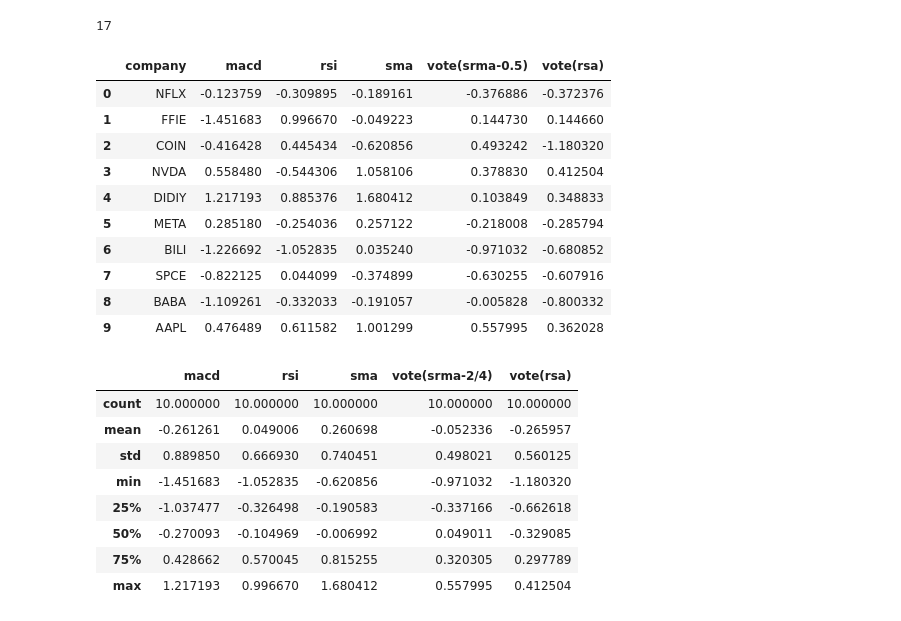
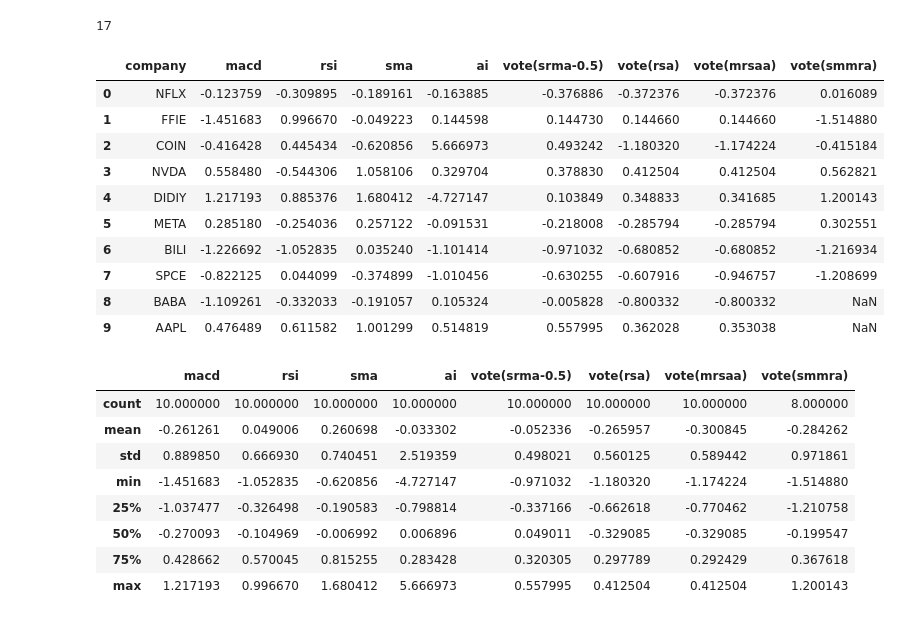
Before and after one commit to Lezcool/QT, a Jupyter notebook: code/debug.ipynb, the cells around one changed output. Drawn from its saved outputs; the diff is of its cells as text; code cells hidden in the pictures.

```diff
--- a/code/debug.ipynb
+++ b/code/debug.ipynb
@@ -674,41 +674,44 @@ macd_df = pd.read_csv('/zhome/dc/1/174181/docs/QT/results/macd_results.csv')
 rsi_df = pd.read_csv('/zhome/dc/1/174181/docs/QT/results/rsi_results.csv')
 sma_df = pd.read_csv('/zhome/dc/1/174181/docs/QT/results/sma_results.csv')
 vote_df = pd.read_csv('/zhome/dc/1/174181/docs/QT/results/vote0.5_results.csv')
+ai_df = pd.read_csv('/zhome/dc/1/174181/docs/QT/results/ai_results.csv')
 # vote2_df = pd.read_csv('/zhome/dc/1/174181/docs/QT/results/vote(srm)/vote_results.csv') #'vote(srm-2/3)' same as macd
 vote_rsa = pd.read_csv('/zhome/dc/1/174181/docs/QT/results/vote(rsa)/vote_results.csv')
+vote_mrsaa = pd.read_csv('/zhome/dc/1/174181/docs/QT/results/vote(mrsaa)/vote_results.csv')
+vote_smmra = pd.read_csv('/zhome/dc/1/174181/docs/QT/results/vote(smmra)/vote_results.csv')
 # %%
-name_list = ['macd', 'rsi', 'sma', 'vote(srma-0.5)', 'vote(rsa)']
+name_list = ['macd', 'rsi', 'sma', 'ai','vote(srma-0.5)', 'vote(rsa)','vote(mrsaa)','vote(smmra)']
 result_df = pd.DataFrame()
-for idx,df in enumerate([macd_df, rsi_df, sma_df, vote_df,vote_rsa]):
+for idx,df in enumerate([macd_df, rsi_df, sma_df,ai_df, vote_df,vote_rsa,vote_mrsaa,vote_smmra]):
     if idx == 0:
         tmp = df[['company', 'sharp_ratio']]
         tmp.columns = ['company', name_list[idx]]
     else:
         tmp = df[['sharp_ratio']]
         tmp.columns = [name_list[idx]]
     result_df = pd.concat([result_df, tmp], axis=1)
 display(result_df)
 # %% [output]
-|  | company | macd | rsi | sma | vote(srma-0.5) | vote(rsa) |
-| 0 | NFLX | -0.123759 | -0.309895 | -0.189161 | -0.376886 | -0.372376 |
-| 1 | FFIE | -1.451683 | 0.996670 | -0.049223 | 0.144730 | 0.144660 |
-| 2 | COIN | -0.416428 | 0.445434 | -0.620856 | 0.493242 | -1.180320 |
-| 3 | NVDA | 0.558480 | -0.544306 | 1.058106 | 0.378830 | 0.412504 |
-| 4 | DIDIY | 1.217193 | 0.885376 | 1.680412 | 0.103849 | 0.348833 |
-| 5 | META | 0.285180 | -0.254036 | 0.257122 | -0.218008 | -0.285794 |
-| 6 | BILI | -1.226692 | -1.052835 | 0.035240 | -0.971032 | -0.680852 |
-| 7 | SPCE | -0.822125 | 0.044099 | -0.374899 | -0.630255 | -0.607916 |
-| 8 | BABA | -1.109261 | -0.332033 | -0.191057 | -0.005828 | -0.800332 |
-| 9 | AAPL | 0.476489 | 0.611582 | 1.001299 | 0.557995 | 0.362028 |
+|  | company | macd | rsi | sma | ai | vote(srma-0.5) | vote(rsa) | vote(mrsaa) | vote(smmra) |
+| 0 | NFLX | -0.123759 | -0.309895 | -0.189161 | -0.163885 | -0.376886 | -0.372376 | -0.372376 | 0.016089 |
+| 1 | FFIE | -1.451683 | 0.996670 | -0.049223 | 0.144598 | 0.144730 | 0.144660 | 0.144660 | -1.514880 |
+| 2 | COIN | -0.416428 | 0.445434 | -0.620856 | 5.666973 | 0.493242 | -1.180320 | -1.174224 | -0.415184 |
+| 3 | NVDA | 0.558480 | -0.544306 | 1.058106 | 0.329704 | 0.378830 | 0.412504 | 0.412504 | 0.562821 |
+| 4 | DIDIY | 1.217193 | 0.885376 | 1.680412 | -4.727147 | 0.103849 | 0.348833 | 0.341685 | 1.200143 |
+| 5 | META | 0.285180 | -0.254036 | 0.257122 | -0.091531 | -0.218008 | -0.285794 | -0.285794 | 0.302551 |
+| 6 | BILI | -1.226692 | -1.052835 | 0.035240 | -1.101414 | -0.971032 | -0.680852 | -0.680852 | -1.216934 |
+| 7 | SPCE | -0.822125 | 0.044099 | -0.374899 | -1.010456 | -0.630255 | -0.607916 | -0.946757 | -1.208699 |
+| 8 | BABA | -1.109261 | -0.332033 | -0.191057 | 0.105324 | -0.005828 | -0.800332 | -0.800332 | NaN |
+| 9 | AAPL | 0.476489 | 0.611582 | 1.001299 | 0.514819 | 0.557995 | 0.362028 | 0.353038 | NaN |
 # %%
 result_df.describe()
 # %% [output]
-|  | macd | rsi | sma | vote(srma-2/4) | vote(rsa) |
-| count | 10.000000 | 10.000000 | 10.000000 | 10.000000 | 10.000000 |
-| mean | -0.261261 | 0.049006 | 0.260698 | -0.052336 | -0.265957 |
-| std | 0.889850 | 0.666930 | 0.740451 | 0.498021 | 0.560125 |
-| min | -1.451683 | -1.052835 | -0.620856 | -0.971032 | -1.180320 |
-| 25% | -1.037477 | -0.326498 | -0.190583 | -0.337166 | -0.662618 |
-| 50% | -0.270093 | -0.104969 | -0.006992 | 0.049011 | -0.329085 |
-| 75% | 0.428662 | 0.570045 | 0.815255 | 0.320305 | 0.297789 |
-| max | 1.217193 | 0.996670 | 1.680412 | 0.557995 | 0.412504 |
+|  | macd | rsi | sma | ai | vote(srma-0.5) | vote(rsa) | vote(mrsaa) | vote(smmra) |
+| count | 10.000000 | 10.000000 | 10.000000 | 10.000000 | 10.000000 | 10.000000 | 10.000000 | 8.000000 |
+| mean | -0.261261 | 0.049006 | 0.260698 | -0.033302 | -0.052336 | -0.265957 | -0.300845 | -0.284262 |
+| std | 0.889850 | 0.666930 | 0.740451 | 2.519359 | 0.498021 | 0.560125 | 0.589442 | 0.971861 |
+| min | -1.451683 | -1.052835 | -0.620856 | -4.727147 | -0.971032 | -1.180320 | -1.174224 | -1.514880 |
+| 25% | -1.037477 | -0.326498 | -0.190583 | -0.798814 | -0.337166 | -0.662618 | -0.770462 | -1.210758 |
+| 50% | -0.270093 | -0.104969 | -0.006992 | 0.006896 | 0.049011 | -0.329085 | -0.329085 | -0.199547 |
+| 75% | 0.428662 | 0.570045 | 0.815255 | 0.283428 | 0.320305 | 0.297789 | 0.292429 | 0.367618 |
+| max | 1.217193 | 0.996670 | 1.680412 | 5.666973 | 0.557995 | 0.412504 | 0.412504 | 1.200143 |
```
Also changed, not shown: 2 other files.
